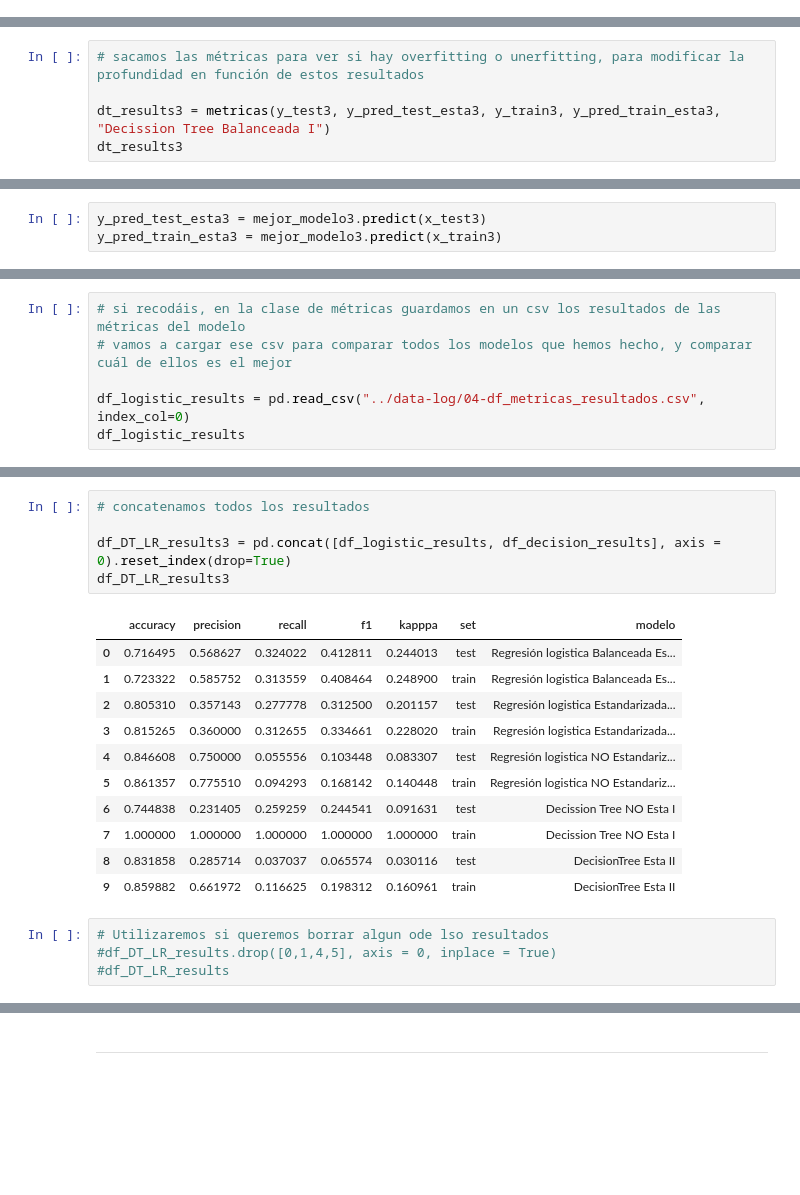
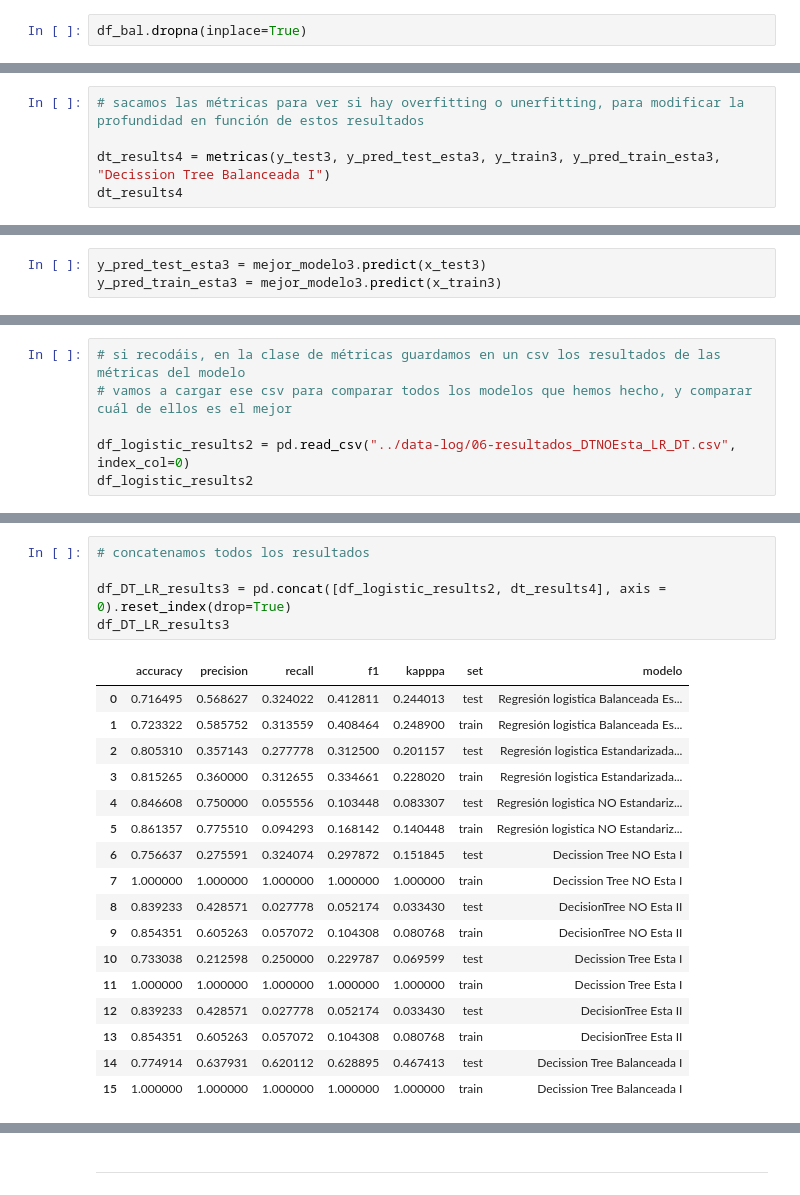
Before and after one commit to Adalab/DA-modulo-3-sprint-1-ana-anak, a Jupyter notebook: regresion-logistica/05-RLOG_Decision_Tree.ipynb, the cells around one changed output, grey strips where cells are left out. Saved outputs shown, nothing was run; the diff lists cells and outputs as text; blank space fills up the shorter version.

```diff
--- a/regresion-logistica/05-RLOG_Decision_Tree.ipynb
+++ b/regresion-logistica/05-RLOG_Decision_Tree.ipynb
@@ -63,3 +67,5 @@ df_bal.head()
 | 2 | 1.0 | 1.0 | 0.0 | 0.0 | 0.0 | 0.0 | 0.0 | -0.571429 | 0.0 | ... |
 | 3 | 1.0 | 3.0 | 0.0 | 0.0 | 0.0 | 1.0 | 0.0 | 1.000000 | 0.0 | ... |
 | 4 | 0.0 | 2.0 | 1.0 | 0.0 | 0.0 | 1.0 | 0.0 | -0.500000 | 1.5 | ... |
+# %%
+df_bal.dropna(inplace=True)
@@ -488,8 +483,8 @@ y_pred_train_esta3 = arbol3.predict(x_train3)
 # %%
 # sacamos las métricas para ver si hay overfitting o unerfitting, para modificar la profundidad en función de estos resultados
 
-dt_results3 = metricas(y_test3, y_pred_test_esta3, y_train3, y_pred_train_esta3, "Decission Tree Balanceada I")
-dt_results3
+dt_results4 = metricas(y_test3, y_pred_test_esta3, y_train3, y_pred_train_esta3, "Decission Tree Balanceada I")
+dt_results4
 # %% [output]
 |  | accuracy | precision | recall | f1 | kapppa | set | modelo |
 | 0 | 0.774914 | 0.637931 | 0.620112 | 0.628895 | 0.467413 | test | Decission Tree Balanceada I |
@@ -553,8 +537,8 @@ df_decision_results
 # si recodáis, en la clase de métricas guardamos en un csv los resultados de las métricas del modelo
 # vamos a cargar ese csv para comparar todos los modelos que hemos hecho, y comparar cuál de ellos es el mejor
 
-df_logistic_results = pd.read_csv("../data-log/04-df_metricas_resultados.csv", index_col=0)
-df_logistic_results
+df_logistic_results2 = pd.read_csv("../data-log/06-resultados_DTNOEsta_LR_DT.csv", index_col=0)
+df_logistic_results2
 # %% [output]
 |  | accuracy | precision | recall | f1 | kapppa | set | modelo |
 | 0 | 0.716495 | 0.568627 | 0.324022 | 0.412811 | 0.244013 | test | Regresión logistica Balanceada Es... |
@@ -566,24 +558,26 @@ df_logistic_results
 # %%
 # concatenamos todos los resultados
 
-df_DT_LR_results3 = pd.concat([df_logistic_results, df_decision_results], axis = 0).reset_index(drop=True)
+df_DT_LR_results3 = pd.concat([df_logistic_results2, dt_results4], axis = 0).reset_index(drop=True)
 df_DT_LR_results3
 # %% [output]
 |  | accuracy | precision | recall | f1 | kapppa | set | modelo |
 | 0 | 0.716495 | 0.568627 | 0.324022 | 0.412811 | 0.244013 | test | Regresión logistica Balanceada Es... |
 | 1 | 0.723322 | 0.585752 | 0.313559 | 0.408464 | 0.248900 | train | Regresión logistica Balanceada Es... |
 | 2 | 0.805310 | 0.357143 | 0.277778 | 0.312500 | 0.201157 | test | Regresión logistica Estandarizada... |
 | 3 | 0.815265 | 0.360000 | 0.312655 | 0.334661 | 0.228020 | train | Regresión logistica Estandarizada... |
 | 4 | 0.846608 | 0.750000 | 0.055556 | 0.103448 | 0.083307 | test | Regresión logistica NO Estandariz... |
 | 5 | 0.861357 | 0.775510 | 0.094293 | 0.168142 | 0.140448 | train | Regresión logistica NO Estandariz... |
-| 6 | 0.744838 | 0.231405 | 0.259259 | 0.244541 | 0.091631 | test | Decission Tree NO Esta I |
+| 6 | 0.756637 | 0.275591 | 0.324074 | 0.297872 | 0.151845 | test | Decission Tree NO Esta I |
 | 7 | 1.000000 | 1.000000 | 1.000000 | 1.000000 | 1.000000 | train | Decission Tree NO Esta I |
-| 8 | 0.831858 | 0.285714 | 0.037037 | 0.065574 | 0.030116 | test | DecisionTree Esta II |
-| 9 | 0.859882 | 0.661972 | 0.116625 | 0.198312 | 0.160961 | train | DecisionTree Esta II |
+| 8 | 0.839233 | 0.428571 | 0.027778 | 0.052174 | 0.033430 | test | DecisionTree NO Esta II |
+| 9 | 0.854351 | 0.605263 | 0.057072 | 0.104308 | 0.080768 | train | DecisionTree NO Esta II |
+| 10 | 0.733038 | 0.212598 | 0.250000 | 0.229787 | 0.069599 | test | Decission Tree Esta I |
+| 11 | 1.000000 | 1.000000 | 1.000000 | 1.000000 | 1.000000 | train | Decission Tree Esta I |
+| 12 | 0.839233 | 0.428571 | 0.027778 | 0.052174 | 0.033430 | test | DecisionTree Esta II |
+| 13 | 0.854351 | 0.605263 | 0.057072 | 0.104308 | 0.080768 | train | DecisionTree Esta II |
+| 14 | 0.774914 | 0.637931 | 0.620112 | 0.628895 | 0.467413 | test | Decission Tree Balanceada I |
+| 15 | 1.000000 | 1.000000 | 1.000000 | 1.000000 | 1.000000 | train | Decission Tree Balanceada I |
-# %%
-# Utilizaremos si queremos borrar algun ode lso resultados
-#df_DT_LR_results.drop([0,1,4,5], axis = 0, inplace = True)
-#df_DT_LR_results
 # %%
 # pongamos un poco de color a nuestro dataframe para ver la comparación de los datos de una forma un poco más amigable.
 df_DT_LR_results3.style.background_gradient(cmap='seismic')
```
Also changed, not shown: parts of 42 cells of this notebook, 3 other files.
